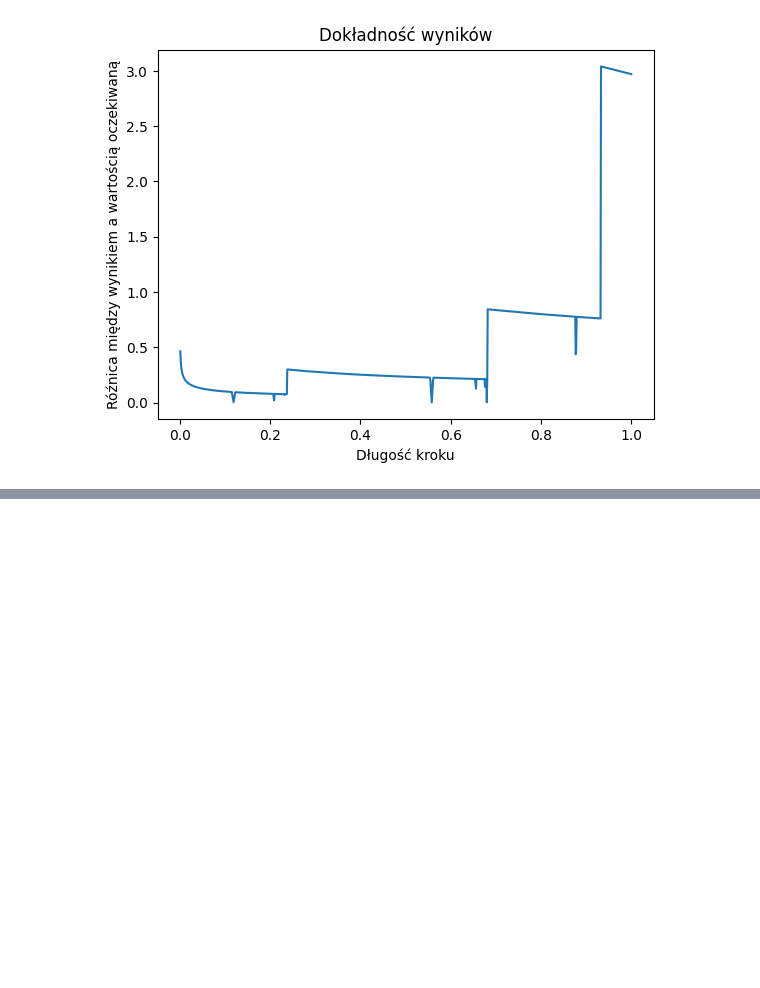
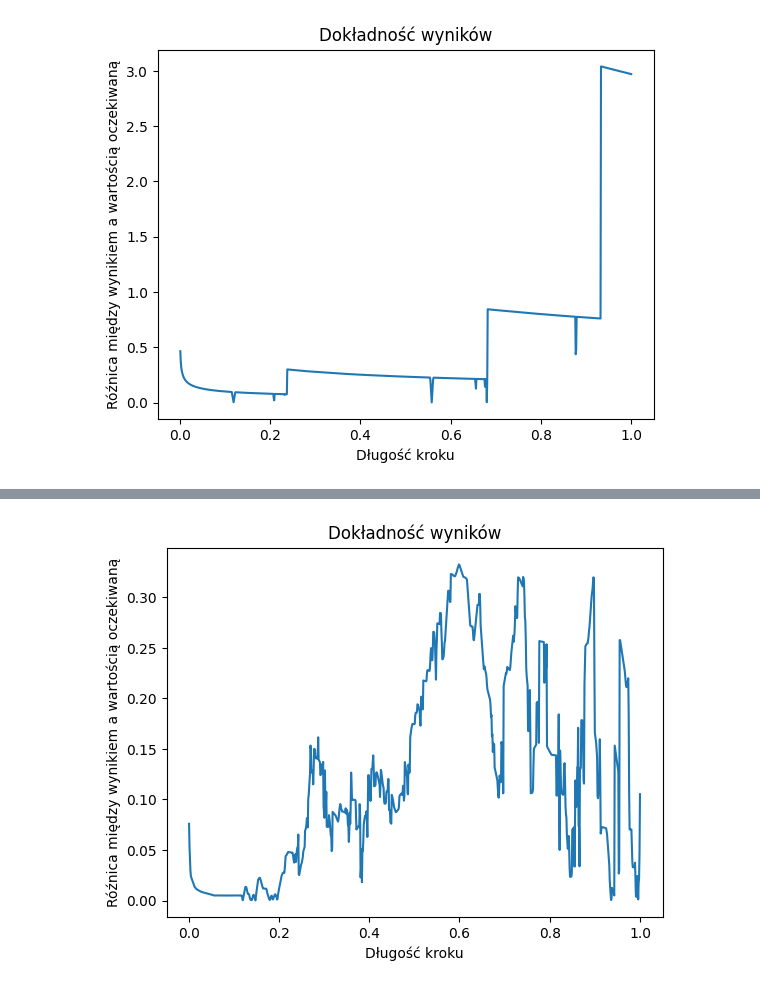
Before and after one commit to mbo009/WSI23Z, a Jupyter notebook: LAB01/Untitled.ipynb, the cells around one changed output, grey strips where cells are left out. Drawn from its saved outputs; the diff is of its cells as text; code cells hidden in the pictures; blank space fills up the shorter version.

```diff
--- a/LAB01/Untitled.ipynb
+++ b/LAB01/Untitled.ipynb
@@ -112,0 +147,4 @@ Wybieramy losowe wartości x0 od -2.9 do 2.9, ponieważ poza tym obszarem inne a
+# %%
+plt_accuracy(measurements[0], 0, "Dokładność wyników", 0.001)
+# %% [output]
+[figure, added]
```
Also changed, not shown: parts of 12 cells of this notebook, 1 other file.
